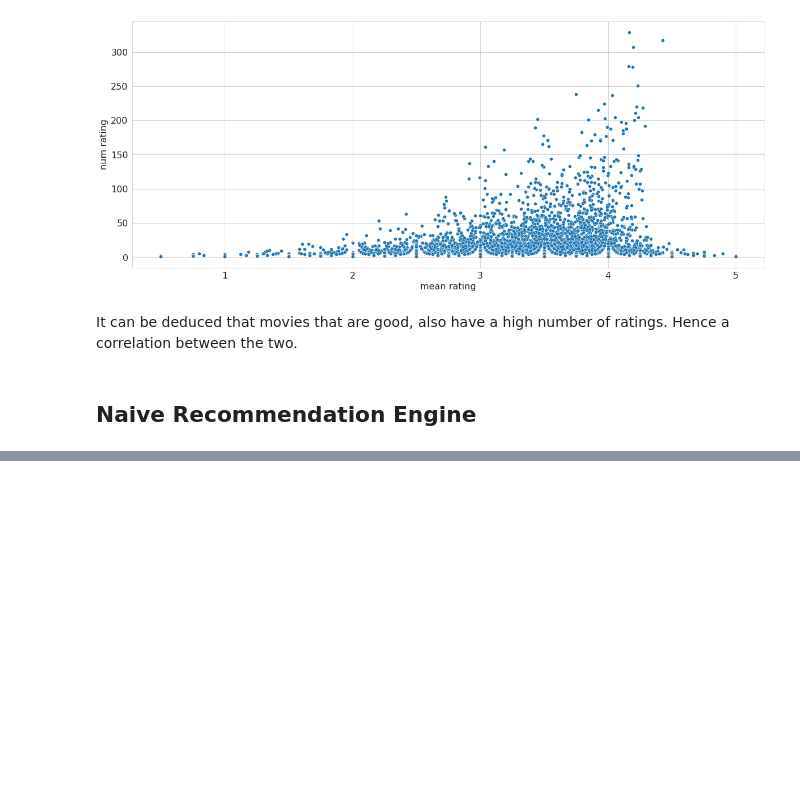
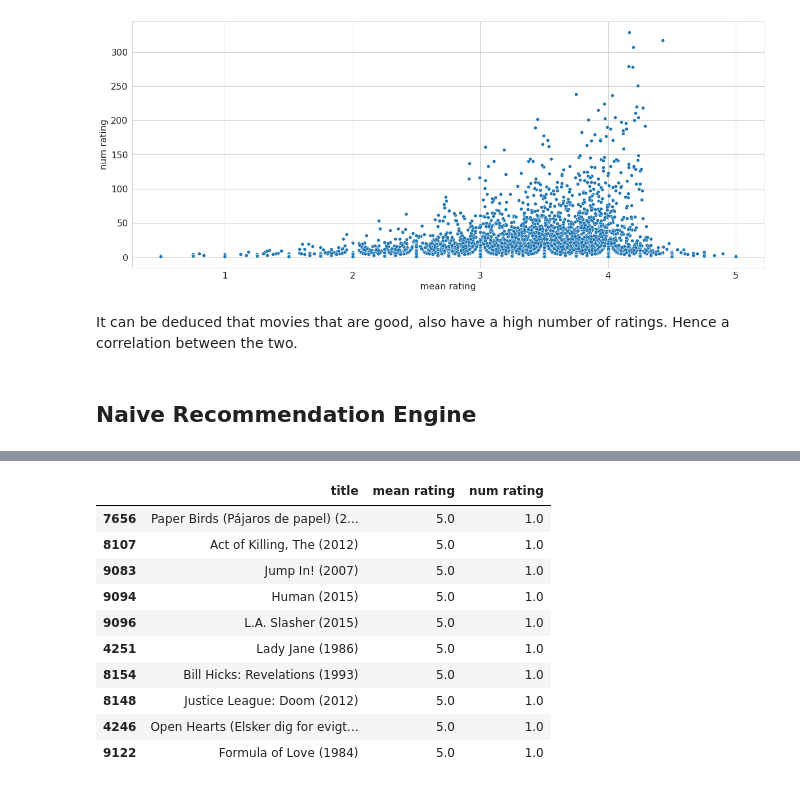
Before and after one commit to E-Juliet/Movie-reccomender, a Jupyter notebook: phase_4_project.ipynb, the cells around one changed output, grey strips where cells are left out. Cells and saved outputs as stored; diff of their text form; code cells hidden in the pictures; blank space fills up the shorter version.

```diff
--- a/phase_4_project.ipynb
+++ b/phase_4_project.ipynb
@@ -575,0 +611,15 @@ It can be deduced that movies that are good, also have a high number of ratings.
+# %%
+# top 10 movies by its mean ratings
+user_ratings.sort_values(by=['mean rating'], ascending=False).head(10)
+# %% [output]
+|  | title | mean rating | num rating |
+| 7656 | Paper Birds (Pájaros de papel) (2... | 5.0 | 1.0 |
+| 8107 | Act of Killing, The (2012) | 5.0 | 1.0 |
+| 9083 | Jump In! (2007) | 5.0 | 1.0 |
+| 9094 | Human (2015) | 5.0 | 1.0 |
+| 9096 | L.A. Slasher (2015) | 5.0 | 1.0 |
+| 4251 | Lady Jane (1986) | 5.0 | 1.0 |
+| 8154 | Bill Hicks: Revelations (1993) | 5.0 | 1.0 |
+| 8148 | Justice League: Doom (2012) | 5.0 | 1.0 |
+| 4246 | Open Hearts (Elsker dig for evigt... | 5.0 | 1.0 |
+| 9122 | Formula of Love (1984) | 5.0 | 1.0 |
```
Also changed, not shown: parts of 6 cells of this notebook.
